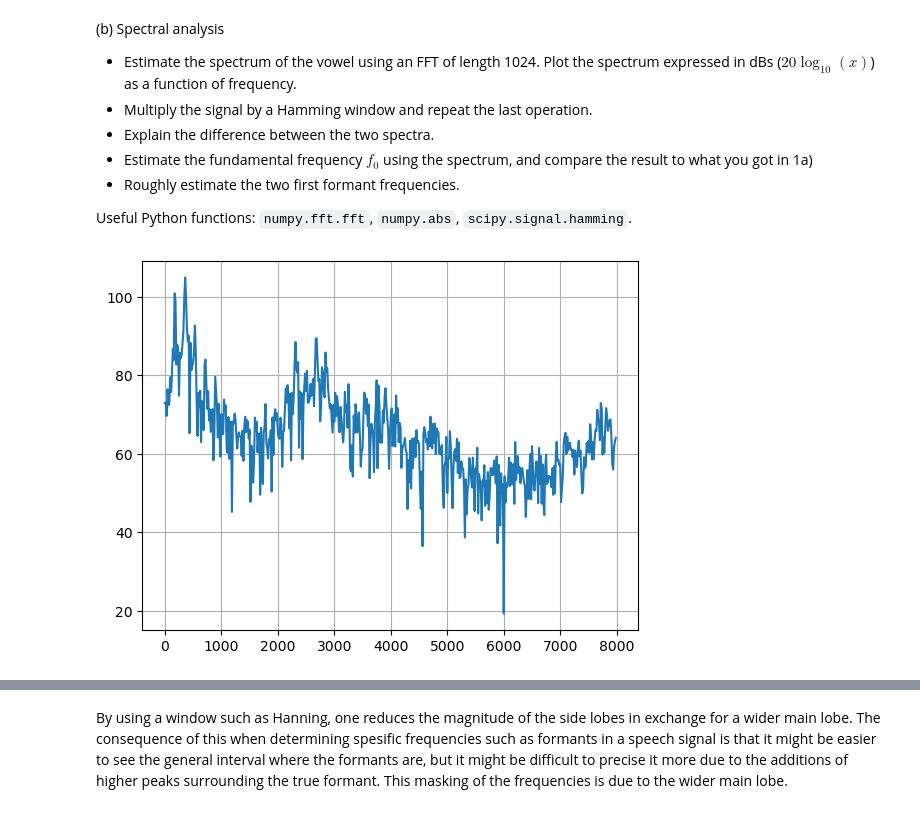
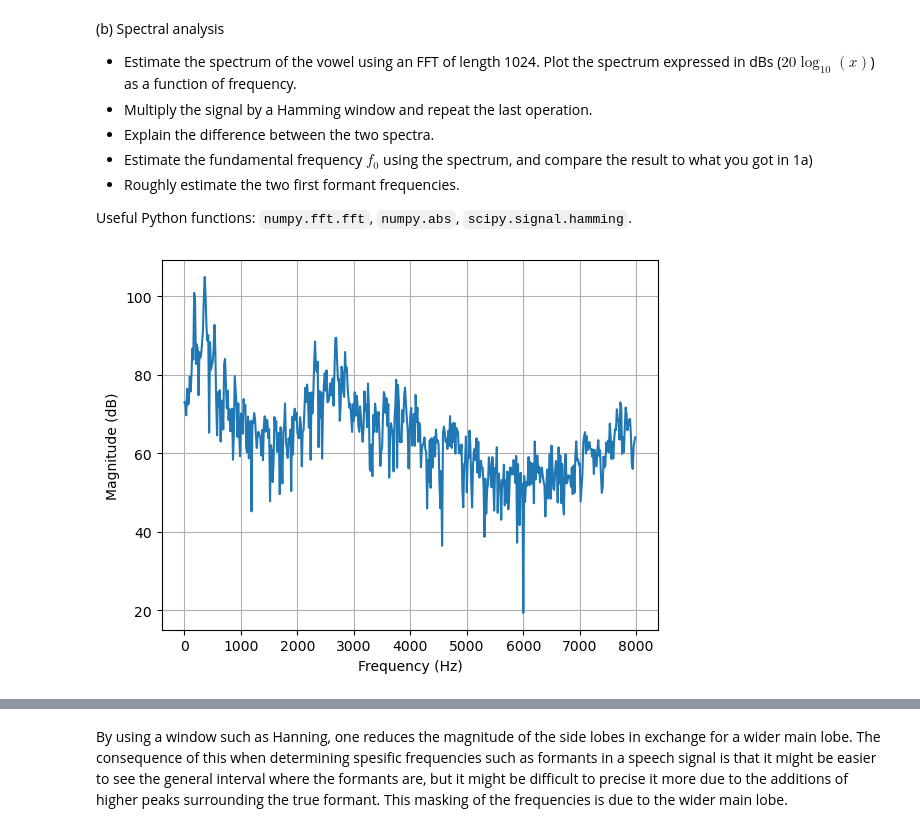
Before and after one commit to martinfsl/TTT4185, a Jupyter notebook: Assignments/Assignment_1/TTT4185_assignment_1.ipynb, the cells around one changed output, grey strips where cells are left out. Cells and saved outputs as stored; diff of their text form; code cells hidden in the pictures.

```diff
--- a/Assignments/Assignment_1/TTT4185_assignment_1.ipynb
+++ b/Assignments/Assignment_1/TTT4185_assignment_1.ipynb
@@ -61,18 +66,17 @@ Thus f0 is approximately 213 Hz.
 
 Useful Python functions: `numpy.fft.fft`, `numpy.abs`, `scipy.signal.hamming`.
 # %%
-import numpy as np
-import scipy as sp
-
 spectrum = np.fft.fft(data[-640:], 1024)
 freq     = np.fft.fftfreq(1024, 1/Fs)
 N        = len(spectrum)
 
 plt.plot(freq[:N//2], 20*np.log10(np.abs(spectrum))[:N//2])
 plt.grid()
+plt.xlabel("Frequency (Hz)")
+plt.ylabel("Magnitude (dB)")
 plt.show()
 # %% [output]
-[figure, old version]
+[figure, new version]
 # %%
 window       = sp.signal.windows.hamming(len(data[-640:]))
 dataWindowed = data[-640:]*window
```
Also changed, not shown: parts of 4 cells of this notebook.
